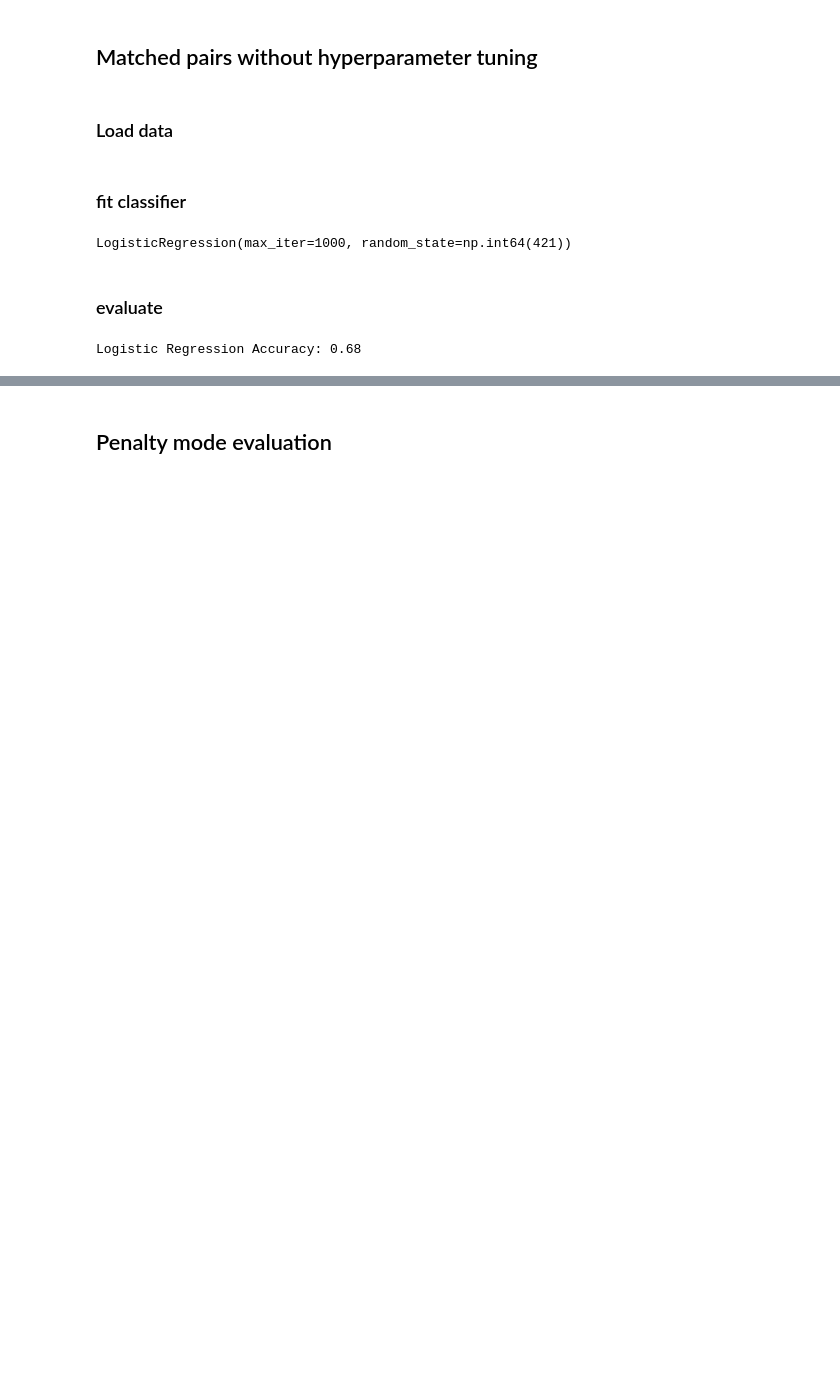
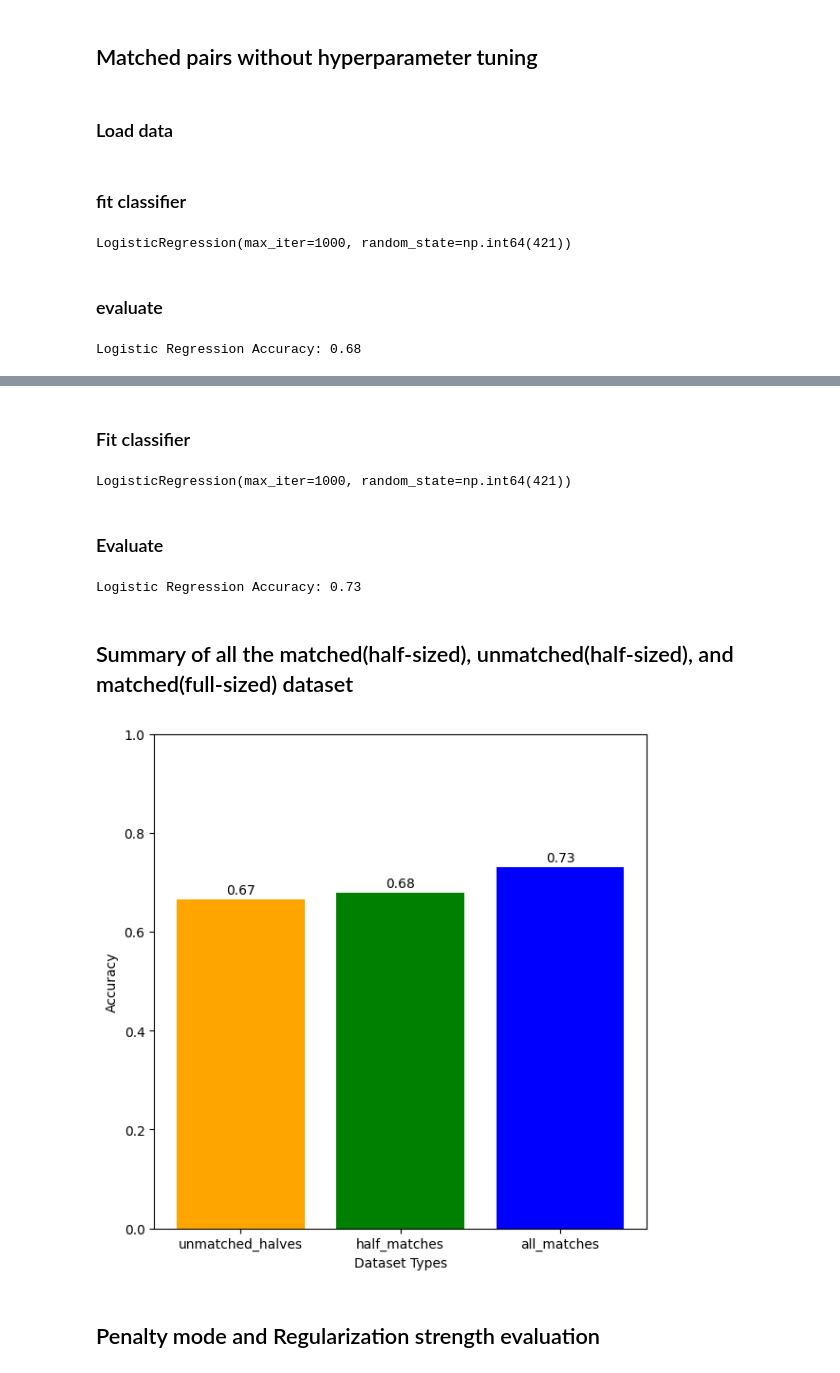
Before and after one commit to cjoshliu/cgl-stability-classifiers, a Jupyter notebook: logistic_regression.ipynb, the cells around one changed output, grey strips where cells are left out. Saved outputs shown, nothing was run; the diff lists cells and outputs as text; code cells hidden in the pictures; blank space fills up the shorter version.

```diff
--- a/logistic_regression.ipynb
+++ b/logistic_regression.ipynb
@@ -55,2 +59,53 @@ Logistic Regression Accuracy: 0.68
+# %%
+data0_dir = 'data/b_0_c_1_dT_01_t_1e03'
+data1_dir = 'data/b_0_c_1_dT_01_t_1e04'
+data = SKLMatchedPairsCGL(data0_dir, data1_dir, train_match='all_matches', seed=1234)
+# %% [markdown]
+### Fit classifier
+# %%
+clf = LogisticRegression(max_iter = 1000, random_state = data.rng.integers(data.seed))
+clf.fit(data.X_train, data.y_train)
+# %% [output]
+LogisticRegression(max_iter=1000, random_state=np.int64(421))
+# %% [markdown]
+### Evaluate
+# %%
+y_dev_pred = clf.predict(data.X_dev)
+print(f'Logistic Regression Accuracy: {accuracy_score(data.y_dev, y_dev_pred):.2f}')
+# %% [output]
+Logistic Regression Accuracy: 0.73
+# %% [markdown]
+## Summary of all the matched(half-sized), unmatched(half-sized), and matched(full-sized) dataset
+# %%
+data0_dir = 'data/b_0_c_1_dT_01_t_1e03'
+data1_dir = 'data/b_0_c_1_dT_01_t_1e04'
+
+dataset_types = ['unmatched_halves', 'half_matches', 'all_matches']
+accuracies = []
+
+for i, dataset_type in enumerate(dataset_types):
+
+    data = SKLMatchedPairsCGL(data0_dir, data1_dir, train_match=dataset_type, seed=1234)
+    clf = LogisticRegression(max_iter = 1000, random_state = data.rng.integers(data.seed))
+
+    clf.fit(data.X_train, data.y_train)
+    y_dev_pred = clf.predict(data.X_dev)
+
+    accuracies.append(accuracy_score(data.y_dev, y_dev_pred))
+
+plt.figure(figsize=(6, 6))
+bars = plt.bar(dataset_types, accuracies, color=['Orange', 'Green', 'Blue'])
+
+for bar, acc in zip(bars, accuracies):
+    yval = bar.get_height()
+    plt.text(bar.get_x() + bar.get_width()/2.0, yval + 0.005, f'{acc:.2f}', ha='center', va='bottom')
+
+plt.xlabel('Dataset Types')
+plt.ylabel('Accuracy')
+plt.ylim(0, 1)
+plt.tight_layout()
+plt.show()
+# %% [output]
+[figure, added]
 # %% [markdown]
-## Penalty mode evaluation
+## Penalty mode and Regularization strength evaluation
```
Also changed, not shown: parts of 12 cells of this notebook, 11 other files.
